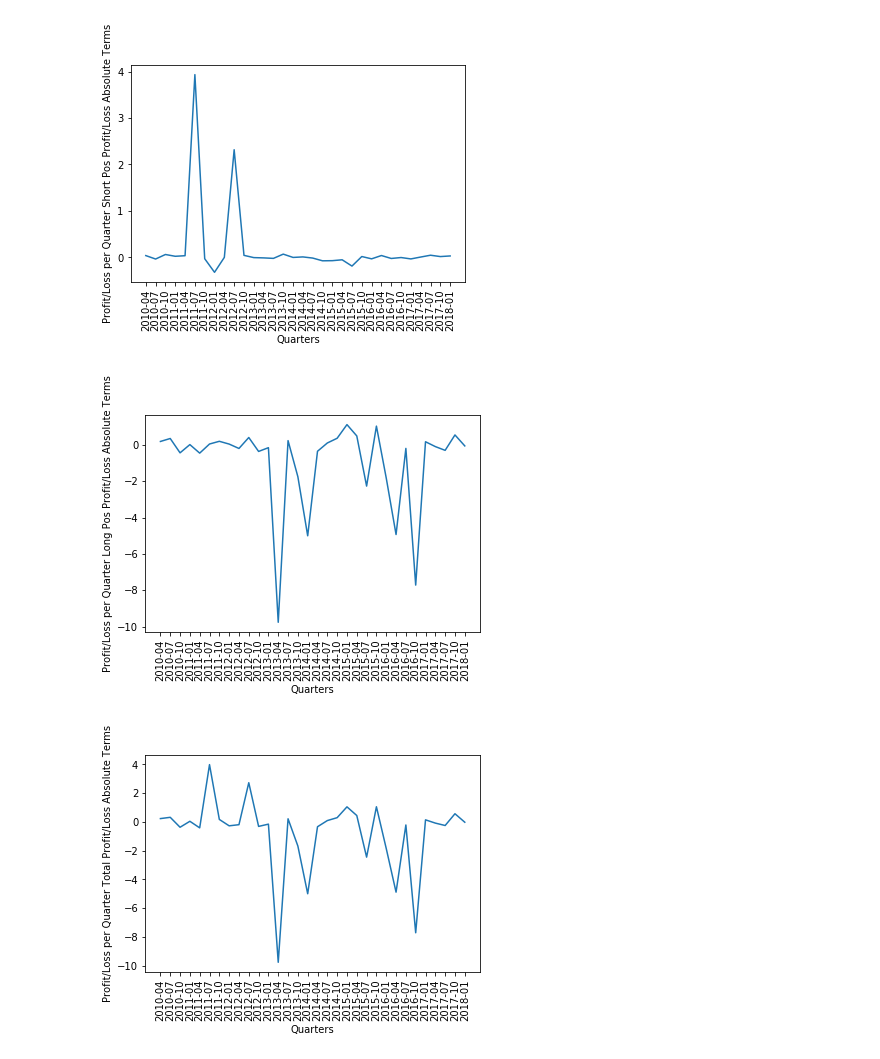
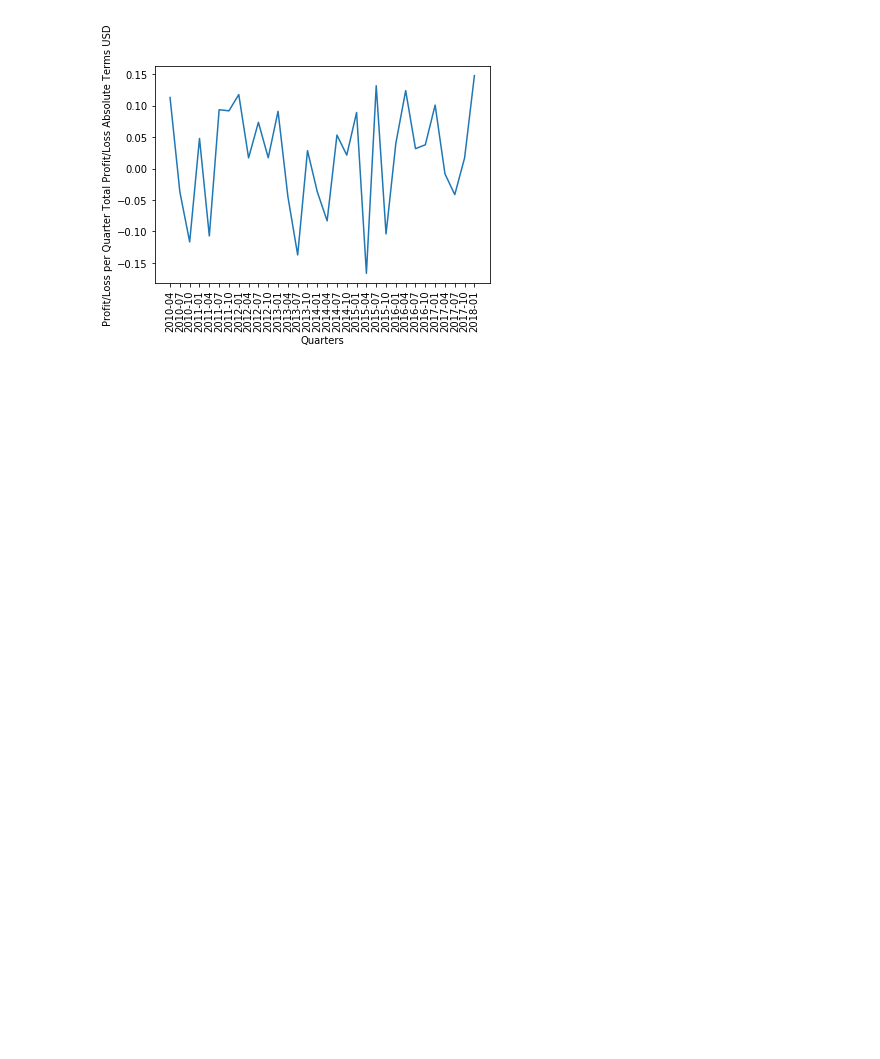
Before and after one commit to hm3lamps/Currency-Strategy, a Jupyter notebook: currencyScoring/scoring.ipynb, the cells around one changed output. Drawn from its saved outputs; the diff is of its cells as text; code cells hidden in the pictures; blank space fills up the shorter version.

```diff
--- a/currencyScoring/scoring.ipynb
+++ b/currencyScoring/scoring.ipynb
@@ -22,18 +22,18 @@ def currentAccountScore(value):
 
 #function for Real Rate scoring
 def realRateScore(value):
-    siVal = value - 3
+    siVal = value - 1
     score = siVal * 4 * 2
     return score
 
 #function for Real Effective Exchange Rate scoring
 def reerScore(value):
-    if( value > 110):
+    if( value > 120):
         score = -1 * (value - 110)
         return score * 2
     elif (value < 90) :
         score  = 90 - value
-        return score * 3
+        return score * 2
     return 0
 
 #function for creating currency score and getting fx rates
@@ -55,25 +55,31 @@ def createScoreQuarter(currencyScore, fxRates, dfList, dfColumn):
     fxRates = fxRates.append(pd.DataFrame([listFxRate],columns = dfColumn))
     return currencyScore, fxRates
 
-def printTrades(profitArr, dfColumn, data):
+def printTrades(changeArr, dfColumn, arr, laterRate, quarter):
     columnName = dfColumn[1:len(dfColumn)]
-    arr = np.asarray(data.tolist()[1:len(data.tolist())])
     indMin = np.argpartition(arr, 5)[:5]
     indMax = np.argpartition(arr, -5)[-5:]
     tradeProfit = 0
-    #print("New Quarter" + data.tolist()[0])
-    #print("Short Currency : ->")
+    print("New Quarter : " + quarter)
     for i in range(len(indMin)):
-     #   print(columnName[indMin[i]])
-        tradeProfitShort = tradeProfit + profitArr[indMin[i]]
+        if( -10 >= arr[indMin[i]] >= -20):
+            print("Short Currency : ->" + columnName[indMin[i]])
+            tradeProfit = tradeProfit - changeArr[indMin[i]] * (1/laterRate[indMin[i]])
+        elif( -25>= arr[indMin[i]] >= -65):
+            print("Long Currency : ->" + columnName[indMin[i]])
+            tradeProfit = tradeProfit + changeArr[indMin[i]] * (1/laterRate[indMin[i]])
 
-   # print("Long Currency : ->")
     for i in range(len(indMax)):
-    #    print(columnName[indMax[i]])
-        tradeProfitLong = tradeProfit - profitArr[indMax[i]]
-    #print("The profit for trade this Quarter" + str(tradeProfit))
-    #print("-------------------------------")
-    return tradeProfitShort, tradeProfitLong
+        if(50<= arr[indMax[i]] <= 65):
+            print("Long Currency : ->" + columnName[indMax[i]])
+            tradeProfit = tradeProfit + changeArr[indMax[i]] * (1/laterRate[indMax[i]])
+        elif (80 <= arr[indMax[i]] <= 100):
+            print("Short Currency : ->" + columnName[indMax[i]])
+            tradeProfit = tradeProfit - changeArr[indMax[i]] * (1/laterRate[indMax[i]])
+
+    print("The profit for trade this Quarter " + str(tradeProfit))
+    print("-------------------------------")
+    return tradeProfit
 
 def plotFunction(dateQuarter, tradeRetQuarter, string):
     plt.plot(dateQuarter, tradeRetQuarter)
@@ -104,32 +110,31 @@ if __name__=='__main__':
                 continue
             else:
                 currencyScore, fxRates = createScoreQuarter(currencyScore, fxRates, dataList, dfColumn)
-
-    #print(fxRates)
+    print(currencyScore)
     rownum = 0
-    tradeShortPos = []
-    tradeLongPos = []
     totalQuat = []
     quarter = []
-    print(dfColumn)
-    print(len(dfColumn))
     dateQuarter = currencyScore.iloc[:, 0].values.tolist()[1:len(currencyScore.iloc[:, 0].values.tolist())]
     for row in currencyScore.iterrows():
         if(rownum < len(currencyScore.index)-1):
-            profitArr = fxRates.iloc[rownum].values.tolist()
-            profitArr = profitArr[1: len(profitArr)]
-            temp = fxRates.iloc[rownum + 1].values.tolist()
-            temp = temp[1:len(temp)]
-            profitArr = [a_i - b_i for a_i, b_i in zip(profitArr, temp)]
+            currRate = fxRates.iloc[rownum].values.tolist()
+            quarter = currRate [0]
+            currRate  = currRate [1: len(currRate )]
+            laterRate = fxRates.iloc[rownum + 1].values.tolist()
+            laterRate = laterRate[1:len(laterRate)]
+            changeArr = []
+            currScore = currencyScore.iloc[rownum]
+            currScore = currScore[1:len(currScore)]
+            for index in range(len(laterRate)):
+                changeArr.append(laterRate[index] - currRate[index] )
             index, data = row
-            short, long = printTrades(profitArr, dfColumn, data)
-            tradeShortPos.append(short)
-            tradeLongPos.append(long)
-            totalQuat.append(short + long)
+            totalQuat.append(printTrades(changeArr, dfColumn, currScore , laterRate, quarter))
             rownum  =  rownum +  1
 
+    print("Positions 1 USD either Long/Short for each quarter in respective currency trade")
+    print("Trade Values in absolute terms "+ str(totalQuat))
+    print( "Percentage Success: " , np.sum(np.array(totalQuat) > 0, axis=0)/ len(totalQuat) *100  )
+
     #plot of gross profit per quarter
-    plotFunction(dateQuarter, tradeShortPos, "Short Pos Profit/Loss Absolute Terms")
-    plotFunction(dateQuarter, tradeLongPos, "Long Pos Profit/Loss Absolute Terms")
-    plotFunction(dateQuarter, totalQuat, "Total Profit/Loss Absolute Terms")
+    plotFunction(dateQuarter, totalQuat, "Total Profit/Loss Absolute Terms USD")
 # %% [output]
@@ -138,3 +158 @@ if __name__=='__main__':
-[figure, old version]
+[figure, new version]
-[figure, removed]
-[figure, removed]
```
Also changed, not shown: parts of 2 cells of this notebook.
